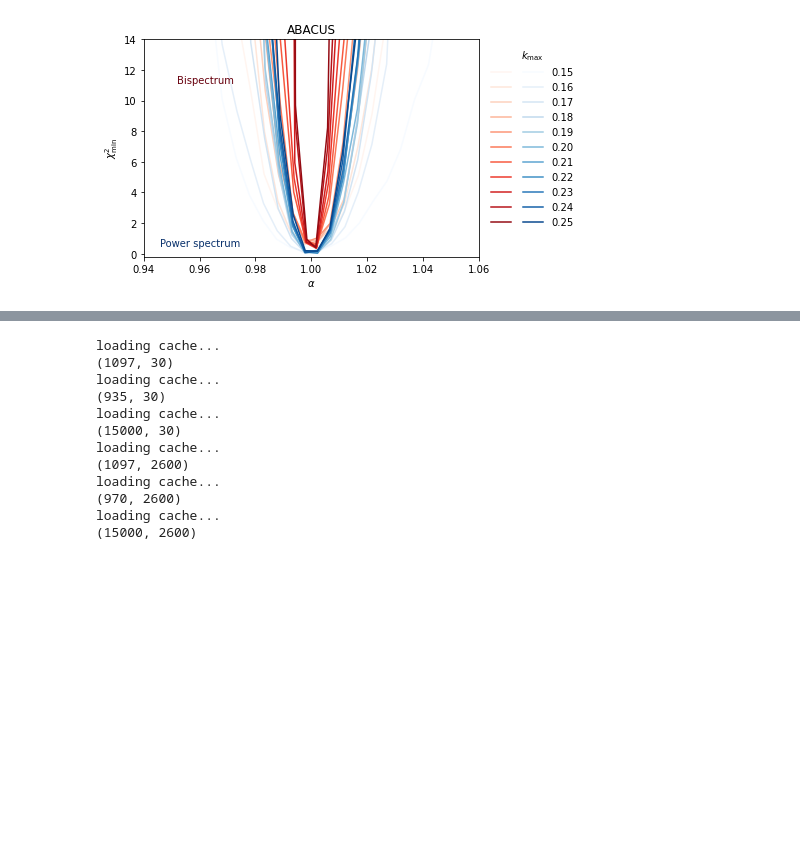
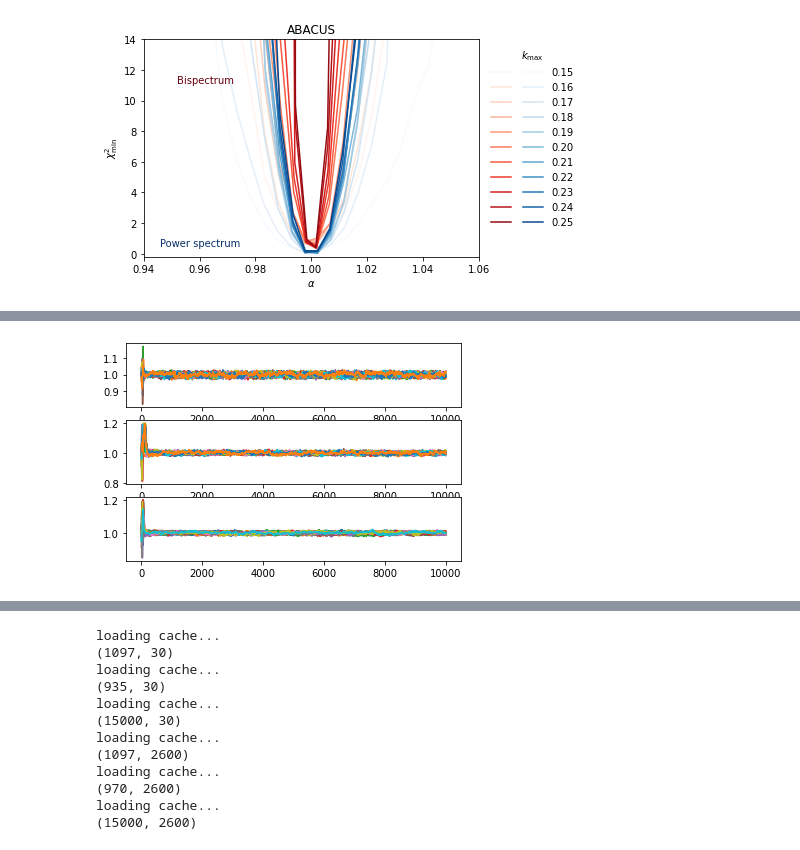
Before and after one commit to mehdirezaie/bispectrum, a Jupyter notebook: bao.ipynb, the cells around one changed output, grey strips where cells are left out. Cells and saved outputs as stored; diff of their text form; code cells hidden in the pictures; blank space fills up the shorter version.

```diff
--- a/bao.ipynb
+++ b/bao.ipynb
@@ -120,0 +162,12 @@ src.plots.plot_chi2(chi2s['abacus_bk'], chi2s['abacus_pk'], title='ABACUS')
+# %%
+s = 'abacus'
+km = '0.160'
+d1 = np.load(f'mcmc_jan31/pk_{s}_{s}_0.030_{km}.npz')
+d2 = np.load(f'mcmc_jan31/bk_{s}_{s}_0.030_{km}.npz')
+d3 = np.load(f'mcmc_jan31/pb_{s}_{s}_0.030_{km}.npz')
+
+fg, ax = plt.subplots(nrows=3)
+for i, di in enumerate([d1, d2, d3]):
+    ax[i].plot(di['chain'][:, :, 0])
+# %% [output]
+[figure, added]
```
Also changed, not shown: parts of 16 cells of this notebook.
